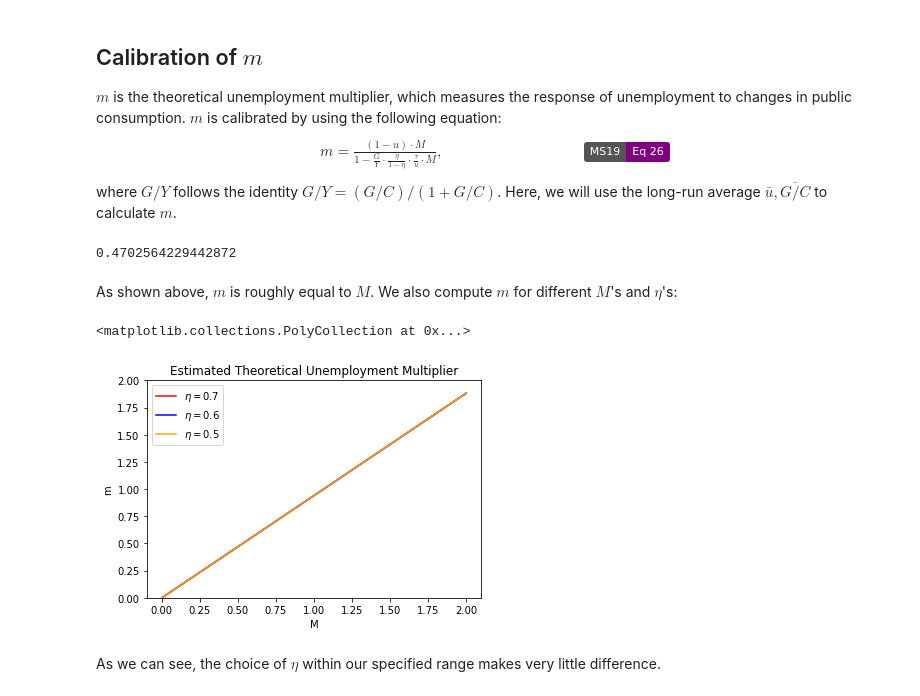
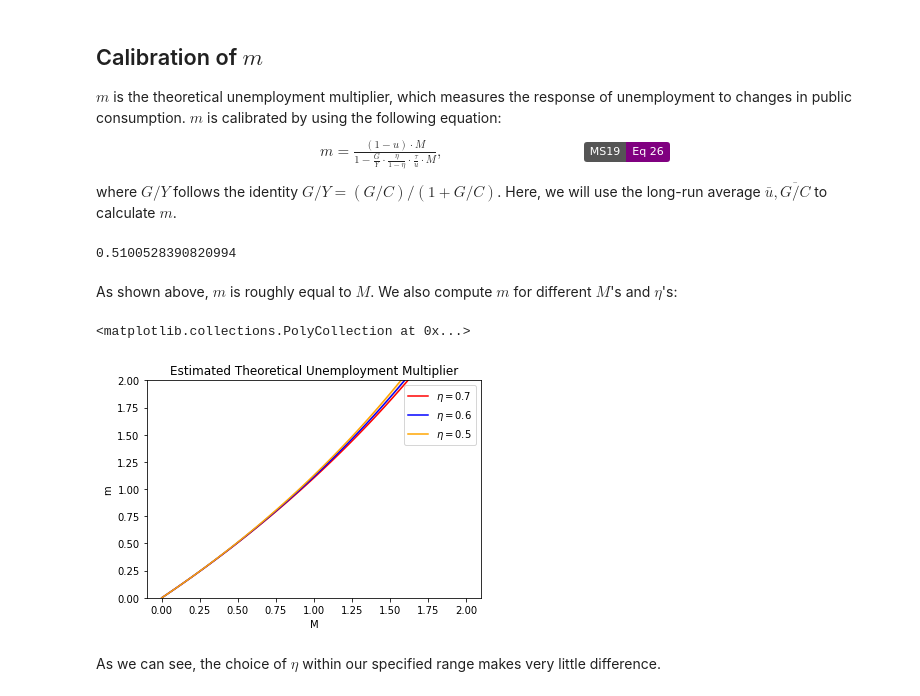
Before and after one commit to lnsongxf/public-expenditure, a Jupyter notebook: _build/html/_sources/notebooks/calibration-suffstat.ipynb, the cells around one changed output. Cells and saved outputs as stored; diff of their text form; code cells hidden in the pictures; badges without logos.

```diff
--- a/_build/html/_sources/notebooks/calibration-suffstat.ipynb
+++ b/_build/html/_sources/notebooks/calibration-suffstat.ipynb
@@ -209,9 +209,9 @@ rho
 # %% [markdown]
 We also compute $\rho$'s upper and lower bound given bounds on $\eta$:
 # %%
-rho_h = rho_func(eta=eta, omega=omega_func(eta=eta_h, x_bar=x_bar, u_bar=u_bar), tau=tau_bar_func(eta=eta_h, u_bar=u_bar),
+rho_h = rho_func(eta=eta, omega=omega_h, tau=tau_bar_func(eta=eta_h, u_bar=u_bar),
                  s=s, x=x_bar, u=u_bar)
-rho_l = rho_func(eta=eta, omega=omega_func(eta=eta_l, x_bar=x_bar, u_bar=u_bar), tau=tau_bar_func(eta=eta_l, u_bar=u_bar),
+rho_l = rho_func(eta=eta, omega=omega_l, tau=tau_bar_func(eta=eta_l, u_bar=u_bar),
                  s=s, x=x_bar, u=u_bar)
 # %% [markdown]
 ## Calibration of $\tau$
@@ -226,12 +226,12 @@ where
 
 We now compute the time series for $\tau$ over our sample period.
 # %%
-tau_ts = tau_func(s=s, rho=rho, q=q_func(x=x_ts, omega=omega, eta=eta))
+tau_ts = tau_func(x=x_ts, s=s, rho=rho, omega=omega, eta=eta)
 # %% [markdown]
 This is what $\tau$ looks like over our sample period with different values of $\eta$ :
 # %%
-tau_h_ts = tau_func(s=s, rho=rho_h, q=q_func(x=x_ts, omega=omega_h, eta=eta_h))
-tau_l_ts = tau_func(s=s, rho=rho_l, q=q_func(x=x_ts, omega=omega_l, eta=eta_l))
+tau_h_ts = tau_func(x=x_ts, s=s, rho=rho_h, omega=omega_h, eta=eta_h)
+tau_l_ts = tau_func(x=x_ts, s=s, rho=rho_l, omega=omega_l, eta=eta_l)
 tau_range = pd.DataFrame(data={f'$\eta = ${eta_h}':tau_h_ts,
                                f'$\eta = ${eta}':tau_ts,
                                f'$\eta = ${eta_l}':tau_l_ts})
@@ -265,24 +265,25 @@ where $G/Y$ follows the identity $G/Y = (G/C)/(1+G/C)$. Here, we will use the lo
 # %%
 # Identity for conversion between G/Y and G/C
 GY_bar = GY_func(GC_bar)
-m = m_func(M=M_bar, eta=eta, u=u_bar, GY=GY_bar, tau=tau)
+m = m_func(which='M', M=M_bar, eta=eta, u=u_bar, GY=GY_bar, tau=tau)
 m
 # %% [output]
-0.4702564229442872
+0.5100528390820994
 # %% [markdown]
 As shown above, $m$ is roughly equal to $M$. We also compute $m$ for different $M$'s and $\eta$'s:
 # %%
 M_vals = np.linspace(start=M_bar_l, stop=M_bar_h, num=101)
-m_vals = m_func(M=M_vals, eta=eta, u=u_bar, GY=GY_bar, tau=tau)
-m_vals_h, m_vals_l = m_func(M=M_vals, eta=eta_h, u=u_bar, GY=GY_bar, tau=tau_h), m_func(M=M_vals, eta=eta_l, u=u_bar, GY=GY_bar, tau=tau_l)
+m_vals = m_func(which='M', M=M_vals, eta=eta, u=u_bar, GY=GY_bar, tau=tau)
+m_vals_h = m_func(which='M', M=M_vals, eta=eta_h, u=u_bar, GY=GY_bar, tau=tau_h)
+m_vals_l = m_func(which='M', M=M_vals, eta=eta_l, u=u_bar, GY=GY_bar, tau=tau_l)
 m_range = pd.DataFrame(data={f'$\eta = ${eta_h}':m_vals_h, f'$\eta = ${eta}':m_vals,f'$\eta = ${eta_l}':m_vals_l},
                        index=M_vals)
 m_range_ax = m_range.plot(title=r"Estimated Theoretical Unemployment Multiplier", color=['red', 'blue', 'orange'])
 m_range_ax.set(xlabel='M', ylabel='m', ylim=(0, 2))
 m_range_ax.fill_between(m_range.index, m_range[f'$\eta = ${eta_l}'], m_range[f'$\eta = ${eta_h}'], alpha=0.2, color='tab:orange')
 # %% [output]
 <matplotlib.collections.PolyCollection at 0x...>
-[figure, old version]
+[figure, new version]
 # %% [markdown]
 As we can see, the choice of $\eta$ within our specified range makes very little difference.
 # %% [markdown]
```
Also changed, not shown: parts of 5 cells of this notebook, 42 other files.
